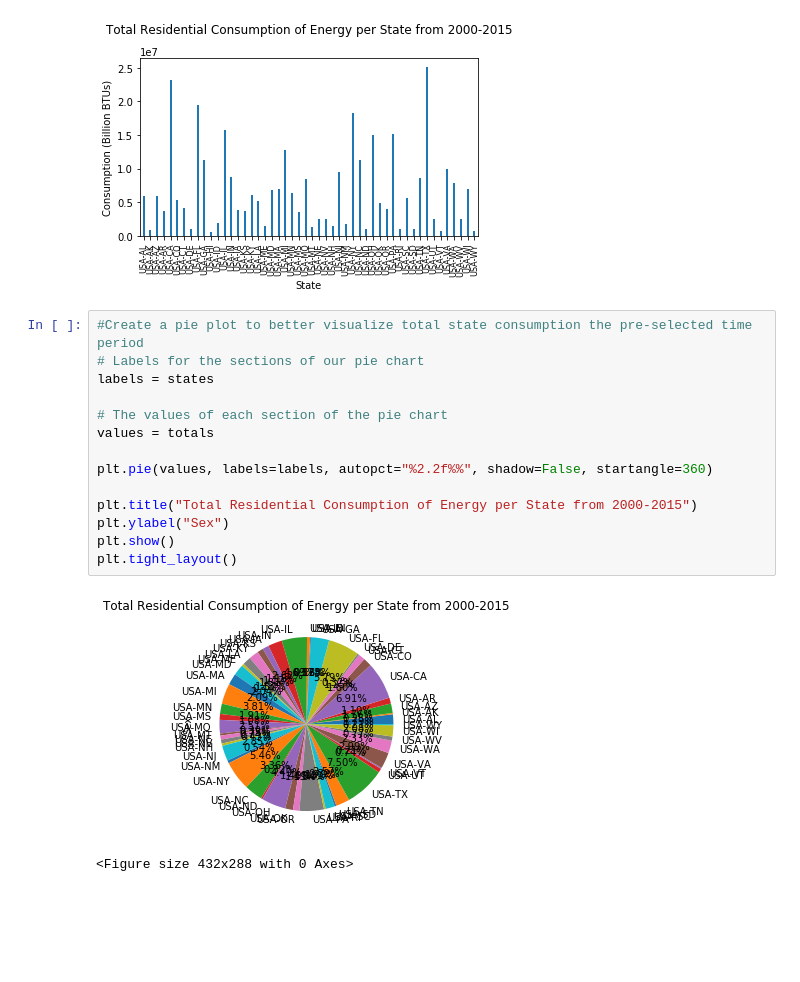
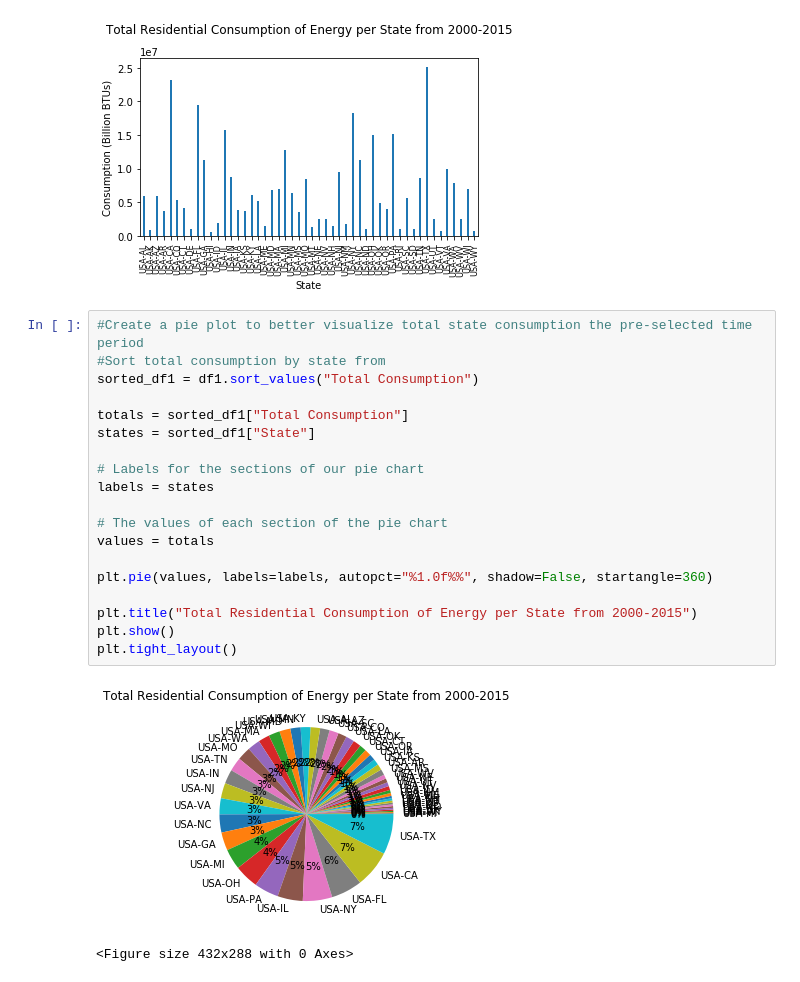
Before and after one commit to MabelDS89/Project-1, a Jupyter notebook: Analysis1.ipynb, the cells around one changed output. Saved outputs shown, nothing was run; the diff lists cells and outputs as text; blank space fills up the shorter version.

Commit message:
Sorted values to help visualization in pie chart.

```diff
--- a/Analysis1.ipynb
+++ b/Analysis1.ipynb
@@ -81,18 +81,23 @@ plt.show()
 [figure]
 # %%
 #Create a pie plot to better visualize total state consumption the pre-selected time period
+#Sort total consumption by state from
+sorted_df1 = df1.sort_values("Total Consumption")
+
+totals = sorted_df1["Total Consumption"]
+states = sorted_df1["State"]
+
 # Labels for the sections of our pie chart
 labels = states
 
 # The values of each section of the pie chart
 values = totals
 
-plt.pie(values, labels=labels, autopct="%2.2f%%", shadow=False, startangle=360)
+plt.pie(values, labels=labels, autopct="%1.0f%%", shadow=False, startangle=360)
 
 plt.title("Total Residential Consumption of Energy per State from 2000-2015")
-plt.ylabel("Sex")
 plt.show()
 plt.tight_layout()
 # %% [output]
-[figure, old version]
+[figure, new version]
 <Figure size 432x288 with 0 Axes>
```
